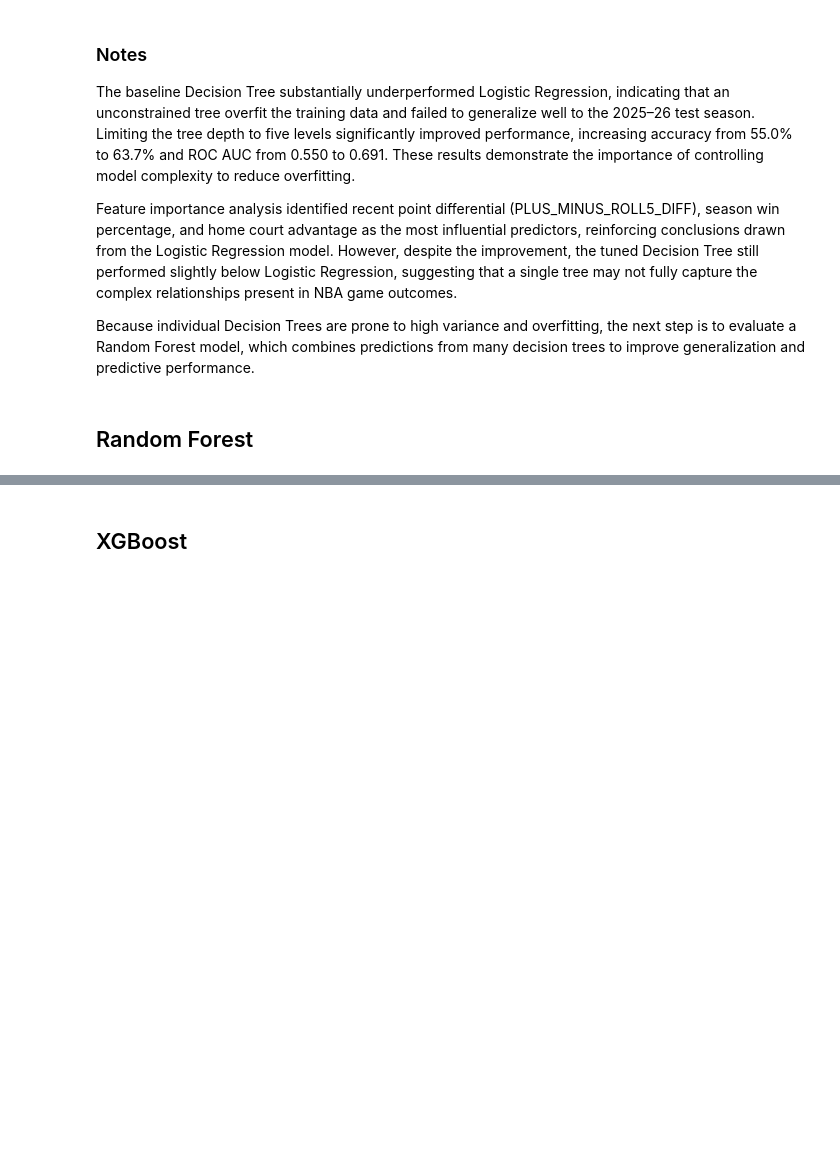
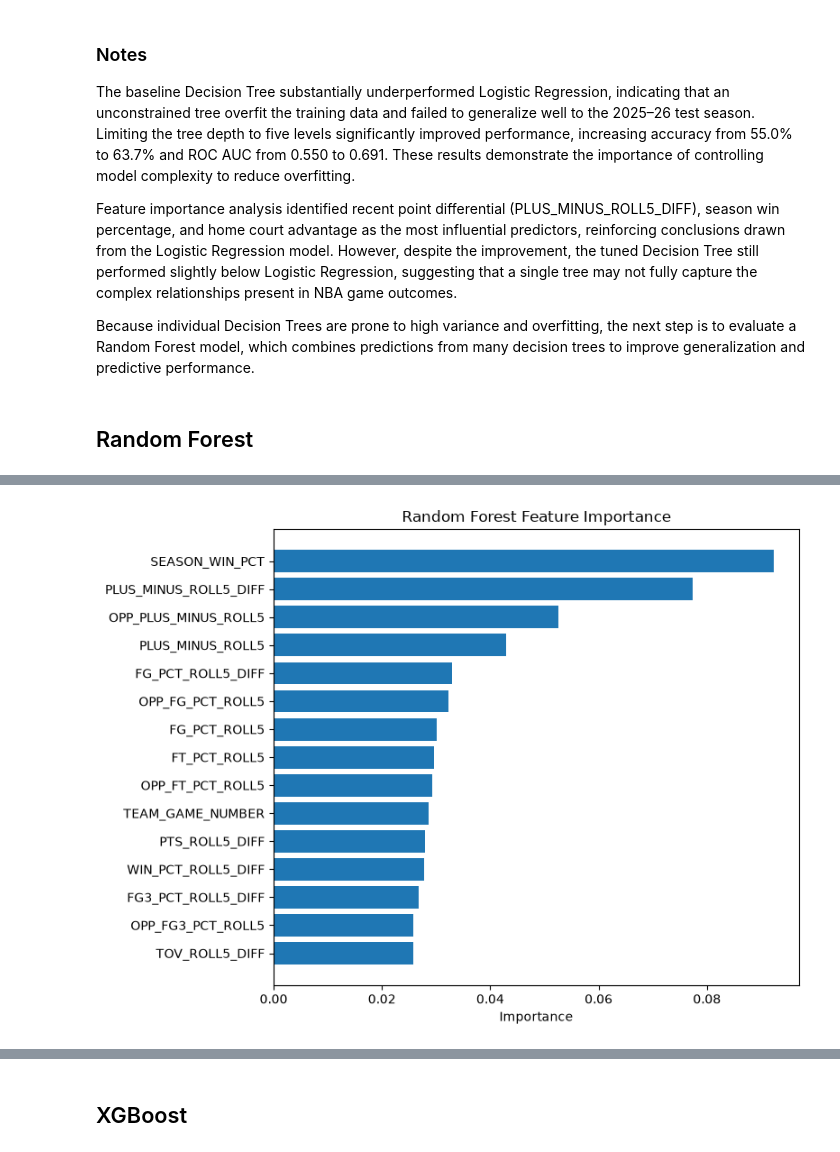
Before and after one commit to nam-doh/nba-prediction-engine, a Jupyter notebook: notebooks/03_predictive_modeling.ipynb, the cells around one changed output, grey strips where cells are left out. Drawn from its saved outputs; the diff is of its cells as text; code cells hidden in the pictures; blank space fills up the shorter version.

```diff
--- a/notebooks/03_predictive_modeling.ipynb
+++ b/notebooks/03_predictive_modeling.ipynb
@@ -912,0 +911,8 @@ Because individual Decision Trees are prone to high variance and overfitting, th
+# %%
+random_forest = RandomForestClassifier(
+    n_estimators=500,
+    max_depth=10,
+    min_samples_leaf=5,
+    random_state=42,
+    n_jobs=-1
+)
@@ -912,0 +921,7 @@ Because individual Decision Trees are prone to high variance and overfitting, th
+# %%
+random_forest.fit(
+    X_train,
+    y_train
+)
+
+print("Training complete.")
@@ -912,0 +992,12 @@ Because individual Decision Trees are prone to high variance and overfitting, th
+# %%
+rf_importance = (
+    pd.DataFrame(
+        {
+            "Feature": X_train.columns,
+            "Importance": random_forest.feature_importances_,
+        }
+    )
+    .sort_values("Importance", ascending=False)
+)
+
+rf_importance
@@ -912,0 +1022,20 @@ Because individual Decision Trees are prone to high variance and overfitting, th
+# %%
+top_features = (
+    rf_importance.head(15)
+    .sort_values("Importance")
+)
+
+plt.figure(figsize=(8,6))
+
+plt.barh(
+    top_features["Feature"],
+    top_features["Importance"]
+)
+
+plt.xlabel("Importance")
+plt.title("Random Forest Feature Importance")
+
+plt.tight_layout()
+plt.show()
+# %% [output]
+[figure, added]
```
Also changed, not shown: parts of 45 cells of this notebook, 2 other files.
